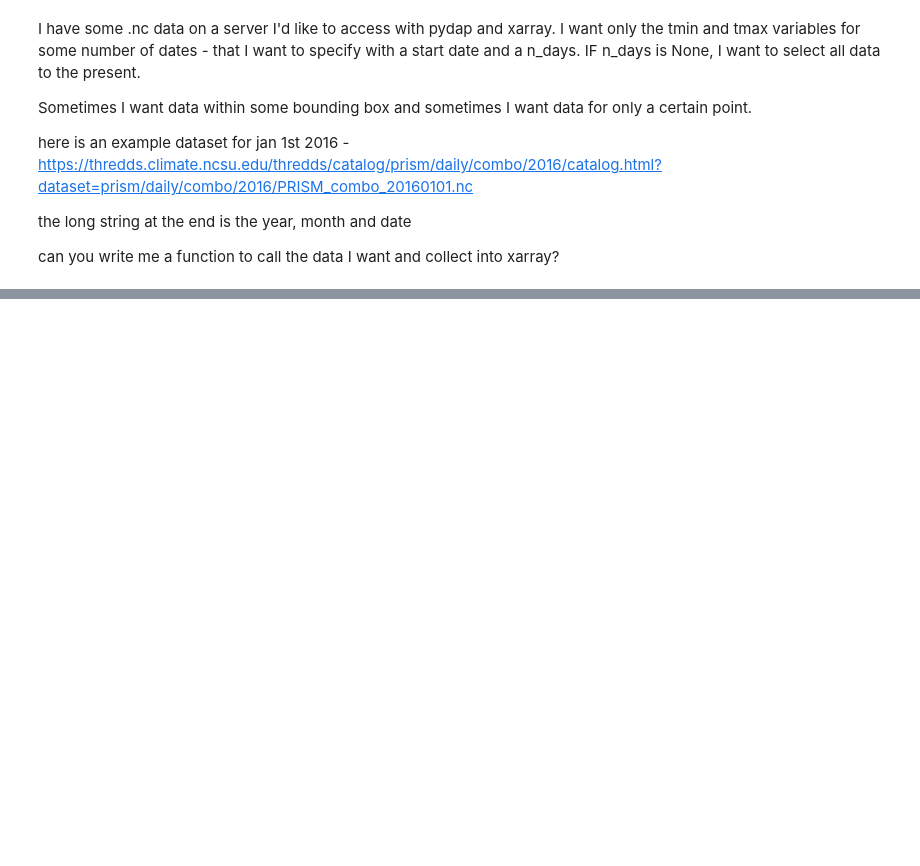
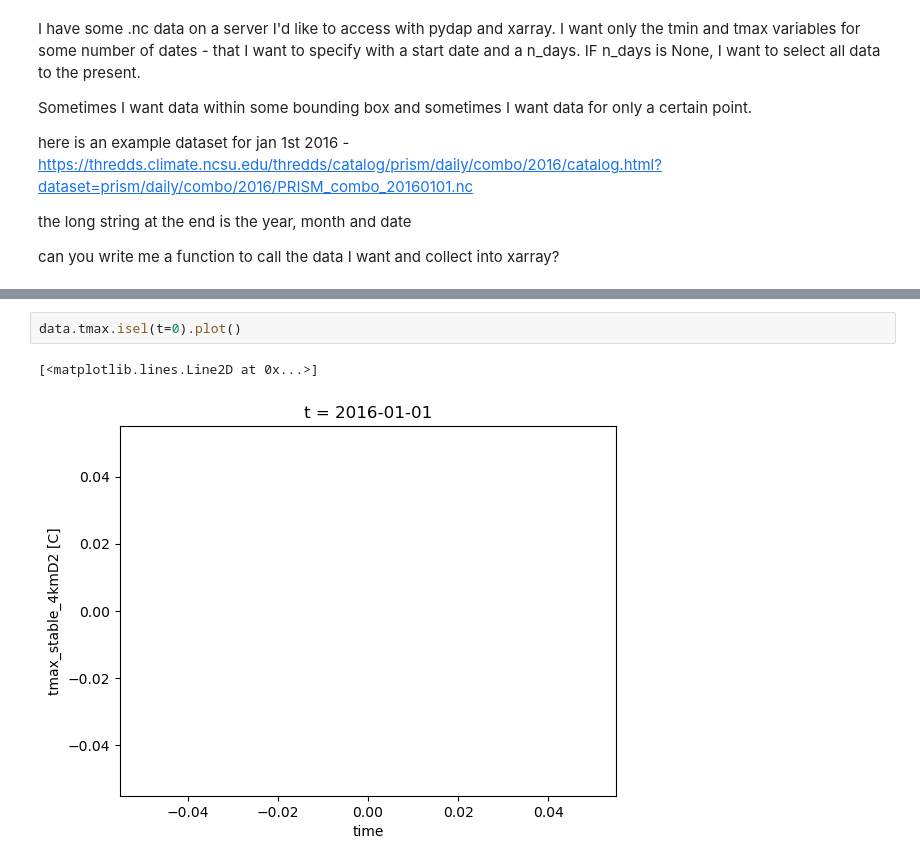
Before and after one commit to ThomWorm/FruitFlyPheno, a Jupyter notebook: notebooks/thredds_test.ipynb, the cells around one changed output, grey strips where cells are left out. Cells and saved outputs as stored; diff of their text form; blank space fills up the shorter version.

```diff
--- a/notebooks/thredds_test.ipynb
+++ b/notebooks/thredds_test.ipynb
@@ -218,0 +489,5 @@ Attributes:
+# %%
+data.tmax.isel(t=0).plot()
+# %% [output]
+[<matplotlib.lines.Line2D at 0x...>]
+[figure, added]
```
Also changed, not shown: parts of 14 cells of this notebook, 5 other files.
